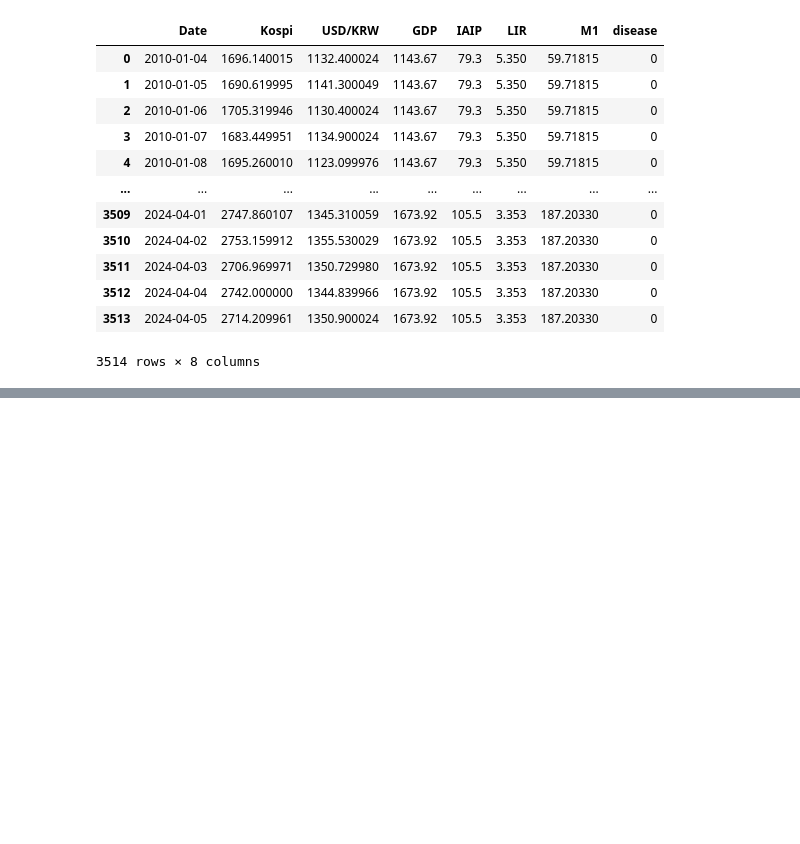
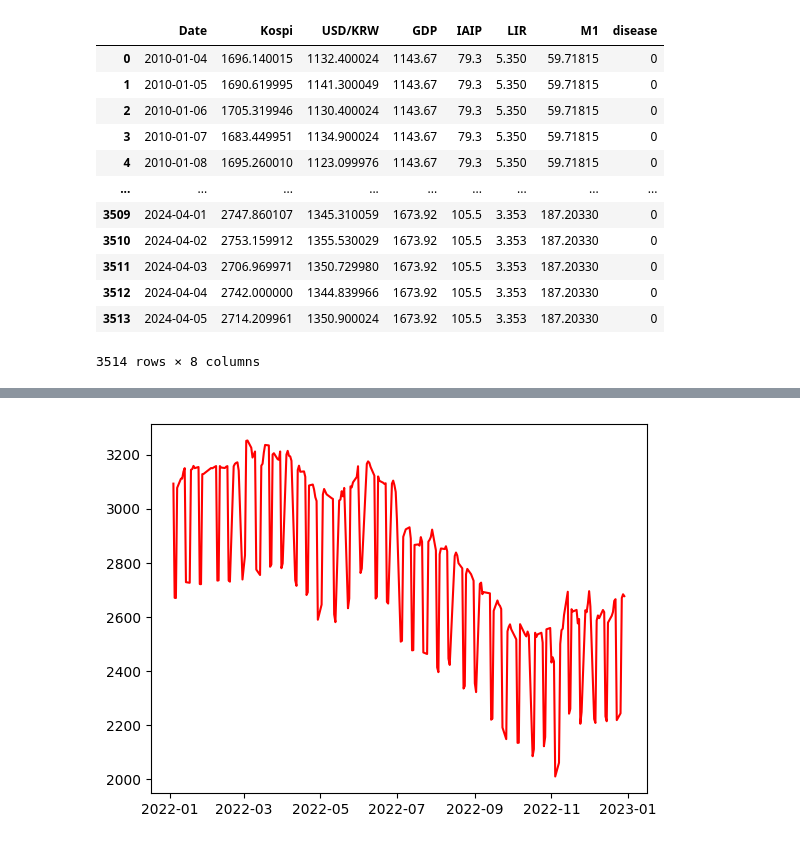
Before and after one commit to cye2020/TSF-PI, a Jupyter notebook: prophet-tsf-pi.ipynb, the cells around one changed output, grey strips where cells are left out. Cells and saved outputs as stored; diff of their text form; code cells hidden in the pictures; blank space fills up the shorter version.

```diff
--- a/prophet-tsf-pi.ipynb
+++ b/prophet-tsf-pi.ipynb
@@ -295,0 +291,5 @@ Name: ds, Length: 555, dtype: datetime64[ns]
+# %%
+plt.plot(forecast['ds'], forecast['yhat'], label='Predicted', color='red')
+plt.show()
+# %% [output]
+[figure, added]
```
Also changed, not shown: parts of 11 cells of this notebook.
